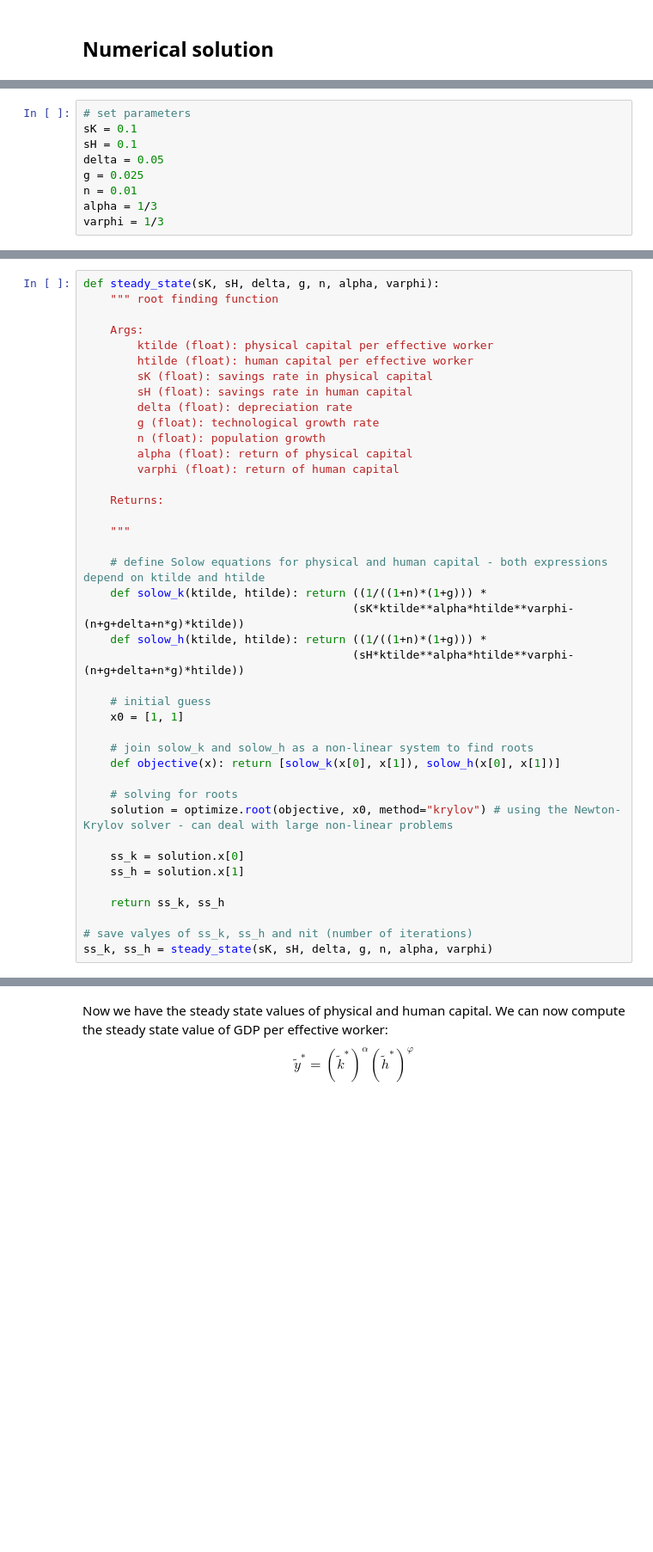
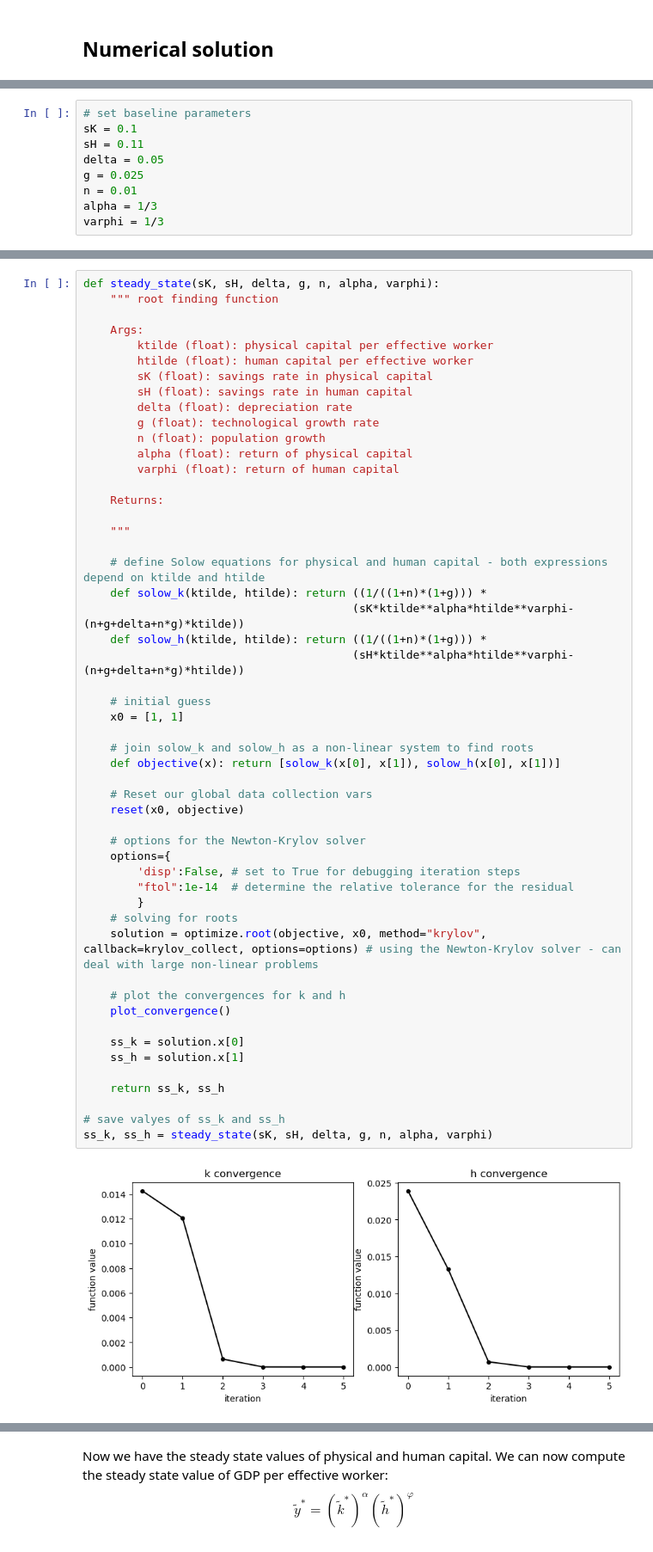
Before and after one commit to NumEconCopenhagen/projects-2023-helene-and-cecilie-class-3, a Jupyter notebook: modelproject/modelproject.ipynb, the cells around one changed output, grey strips where cells are left out. Shown at 86% size. Drawn from its saved outputs; the diff is of its cells as text; blank space fills up the shorter version.

Commit message:
convergence

```diff
--- a/modelproject/modelproject.ipynb
+++ b/modelproject/modelproject.ipynb
@@ -139,7 +134,7 @@ We assume a total savings rate of 20%, allined with teory, and therefor assume a
 # %%
-# set parameters
+# set baseline parameters
 sK = 0.1
-sH = 0.1
+sH = 0.11
 delta = 0.05
 g = 0.025
 n = 0.01
@@ -193,32 +202,45 @@ def steady_state(sK, sH, delta, g, n, alpha, varphi):
         delta (float): depreciation rate
         g (float): technological growth rate
         n (float): population growth
         alpha (float): return of physical capital
         varphi (float): return of human capital
 
     Returns:
 
     """
 
     # define Solow equations for physical and human capital - both expressions depend on ktilde and htilde
     def solow_k(ktilde, htilde): return ((1/((1+n)*(1+g))) *
                                         (sK*ktilde**alpha*htilde**varphi-(n+g+delta+n*g)*ktilde))
     def solow_h(ktilde, htilde): return ((1/((1+n)*(1+g))) *
                                         (sH*ktilde**alpha*htilde**varphi-(n+g+delta+n*g)*htilde))
 
     # initial guess
     x0 = [1, 1]
 
     # join solow_k and solow_h as a non-linear system to find roots
     def objective(x): return [solow_k(x[0], x[1]), solow_h(x[0], x[1])]
 
+    # Reset our global data collection vars
+    reset(x0, objective)
+
+    # options for the Newton-Krylov solver
+    options={
+        'disp':False, # set to True for debugging iteration steps
+        "ftol":1e-14  # determine the relative tolerance for the residual
+        }
     # solving for roots
-    solution = optimize.root(objective, x0, method="krylov") # using the Newton-Krylov solver - can deal with large non-linear problems
+    solution = optimize.root(objective, x0, method="krylov", callback=krylov_collect, options=options) # using the Newton-Krylov solver - can deal with large non-linear problems
+
+    # plot the convergences for k and h
+    plot_convergence()
 
     ss_k = solution.x[0]
     ss_h = solution.x[1]
 
     return ss_k, ss_h
 
-# save valyes of ss_k, ss_h and nit (number of iterations)
+# save valyes of ss_k and ss_h
 ss_k, ss_h = steady_state(sK, sH, delta, g, n, alpha, varphi)
+# %% [output]
+[figure, added]
```
Also changed, not shown: parts of 12 cells of this notebook.
